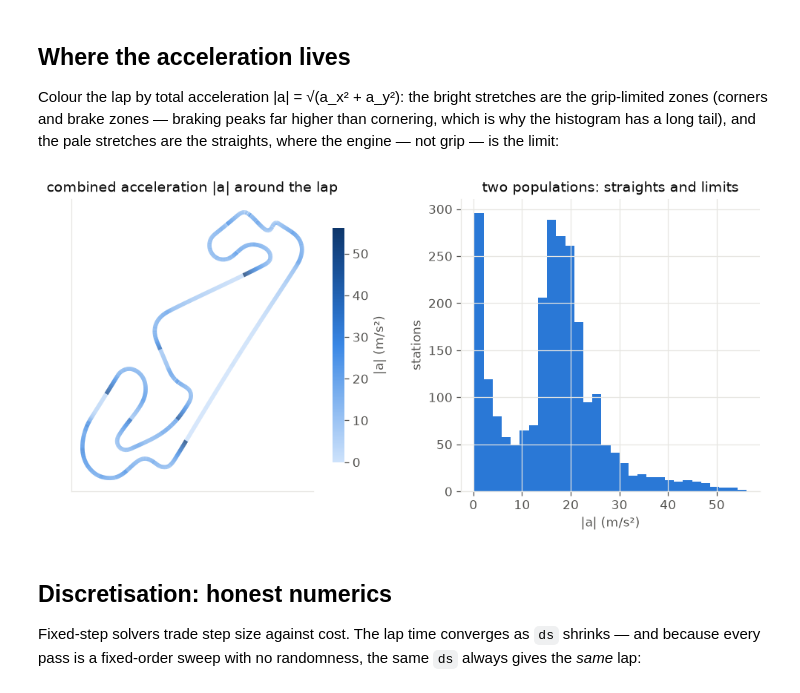
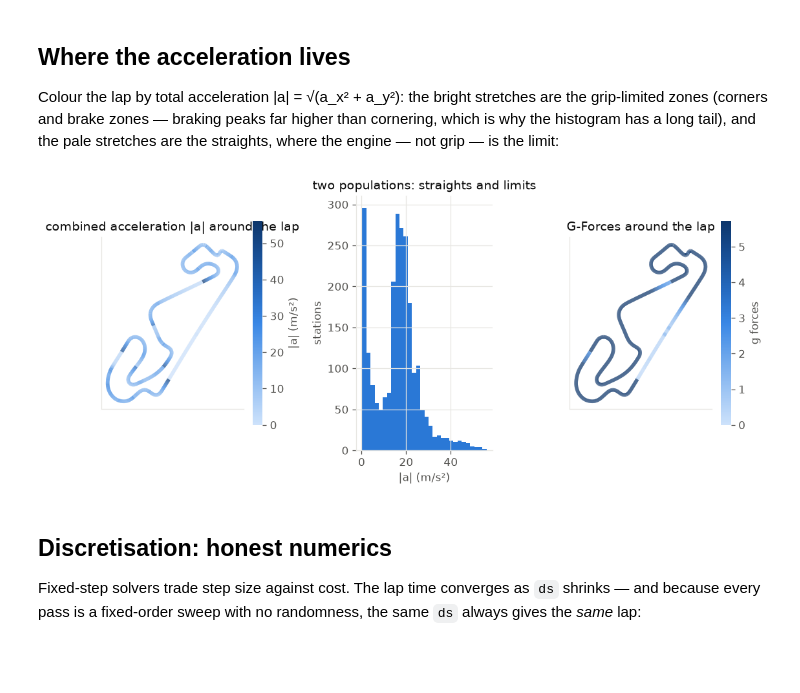
Before and after one commit to KMoula30/outlap, a Jupyter notebook: notebooks/04_t0_lap.ipynb, the cells around one changed output. Drawn from its saved outputs; the diff is of its cells as text; code cells hidden in the pictures; blank space fills up the shorter version.

```diff
--- a/notebooks/04_t0_lap.ipynb
+++ b/notebooks/04_t0_lap.ipynb
@@ -78,31 +78,45 @@ engine — not grip — is the limit:
 # %%
 axv, ayv = lap.ax.to_numpy(), lap.ay.to_numpy()
 a_tot = np.hypot(axv, ayv)
+g     = a_tot/9.81
 
 pts = np.column_stack([lap.x.to_numpy(), lap.y.to_numpy()]).reshape(-1, 1, 2)
 segs = np.concatenate([pts[:-1], pts[1:]], axis=1)
 lc = LineCollection(segs, cmap=SEQ, norm=mpl.colors.Normalize(0, a_tot.max()))
 lc.set_array(a_tot[:-1])
 lc.set_linewidth(3.5)
 
-fig, (a, b) = plt.subplots(1, 2, figsize=(9.2, 4.4), gridspec_kw={"width_ratios": [1.3, 1]})
+lc_g = LineCollection(segs, cmap=SEQ, norm=mpl.colors.Normalize(0, g.max()))
+lc_g.set_array(a_tot[:-1])
+lc_g.set_linewidth(3.5)
+
+fig, (a, b, c) = plt.subplots(1, 3, figsize=(9.2, 4.4), gridspec_kw={"width_ratios": [1.3, 1, 1.3]})
 a.add_collection(lc)
 a.set_aspect("equal")
 a.autoscale()
 a.set_title("combined acceleration |a| around the lap")
 a.set_xticks([])
 a.set_yticks([])
 cb = fig.colorbar(lc, ax=a, shrink=0.8, label="|a| (m/s²)")
 cb.outline.set_visible(False)
 
+c.add_collection(lc_g)
+c.set_aspect("equal")
+c.autoscale()
+c.set_title("G-Forces around the lap")
+c.set_xticks([])
+c.set_yticks([])
+cb = fig.colorbar(lc_g, ax=c, shrink=0.8, label="g forces")
+cb.outline.set_visible(False)
+
 b.hist(a_tot, bins=30, color=BLUE)
 b.set_xlabel("|a| (m/s²)")
 b.set_ylabel("stations")
 b.set_title("two populations: straights and limits")
 plt.tight_layout()
 plt.show()
 # %% [output]
-[figure, old version]
+[figure, new version]
 # %% [markdown]
 ## Discretisation: honest numerics
 
```
Also changed, not shown: 2 other files.
